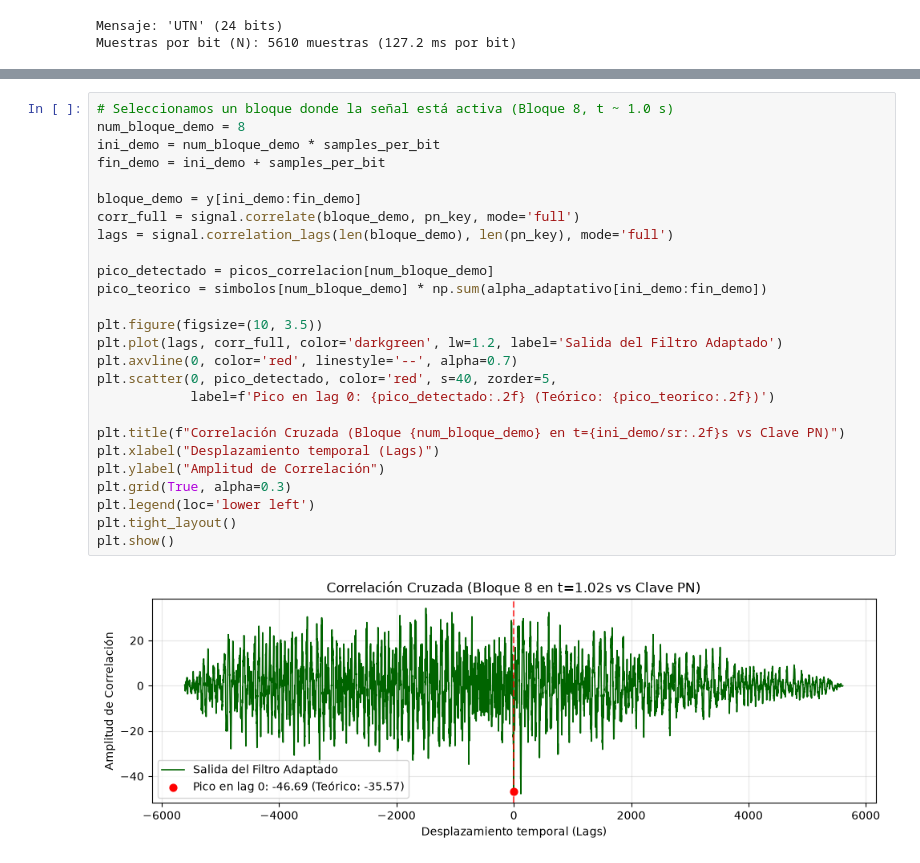
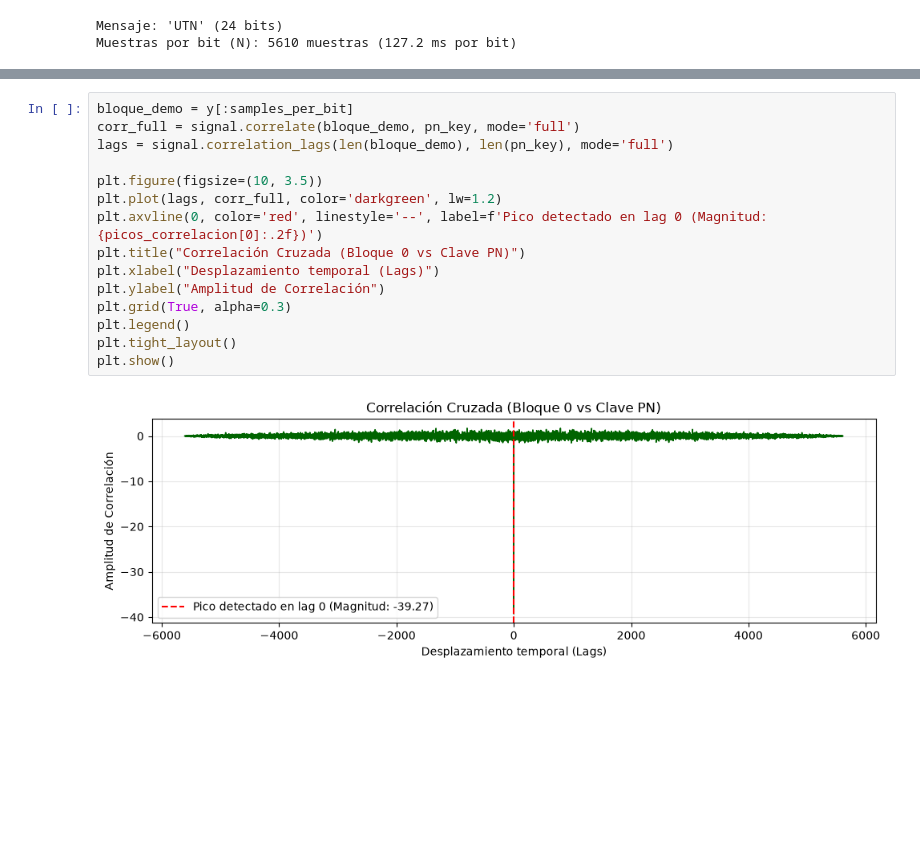
Before and after one commit to GonTurri/stego-audio-dss, a Jupyter notebook: stego_demo.ipynb, the cells around one changed output, grey strips where cells are left out. Saved outputs shown, nothing was run; the diff lists cells and outputs as text; blank space fills up the shorter version.

```diff
--- a/stego_demo.ipynb
+++ b/stego_demo.ipynb
@@ -162,28 +144,17 @@ Texto recuperado: 'UUL'
 # %%
-# Seleccionamos un bloque donde la señal está activa (Bloque 8, t ~ 1.0 s)
-num_bloque_demo = 8
-ini_demo = num_bloque_demo * samples_per_bit
-fin_demo = ini_demo + samples_per_bit
-
-bloque_demo = y[ini_demo:fin_demo]
+bloque_demo = y[:samples_per_bit]
 corr_full = signal.correlate(bloque_demo, pn_key, mode='full')
 lags = signal.correlation_lags(len(bloque_demo), len(pn_key), mode='full')
 
-pico_detectado = picos_correlacion[num_bloque_demo]
-pico_teorico = simbolos[num_bloque_demo] * np.sum(alpha_adaptativo[ini_demo:fin_demo])
-
 plt.figure(figsize=(10, 3.5))
-plt.plot(lags, corr_full, color='darkgreen', lw=1.2, label='Salida del Filtro Adaptado')
-plt.axvline(0, color='red', linestyle='--', alpha=0.7)
-plt.scatter(0, pico_detectado, color='red', s=40, zorder=5,
-            label=f'Pico en lag 0: {pico_detectado:.2f} (Teórico: {pico_teorico:.2f})')
-
-plt.title(f"Correlación Cruzada (Bloque {num_bloque_demo} en t={ini_demo/sr:.2f}s vs Clave PN)")
+plt.plot(lags, corr_full, color='darkgreen', lw=1.2)
+plt.axvline(0, color='red', linestyle='--', label=f'Pico detectado en lag 0 (Magnitud: {picos_correlacion[0]:.2f})')
+plt.title("Correlación Cruzada (Bloque 0 vs Clave PN)")
 plt.xlabel("Desplazamiento temporal (Lags)")
 plt.ylabel("Amplitud de Correlación")
 plt.grid(True, alpha=0.3)
-plt.legend(loc='lower left')
+plt.legend()
 plt.tight_layout()
 plt.show()
 # %% [output]
-[figure, old version]
+[figure, new version]
```
Also changed, not shown: parts of 4 cells of this notebook.
